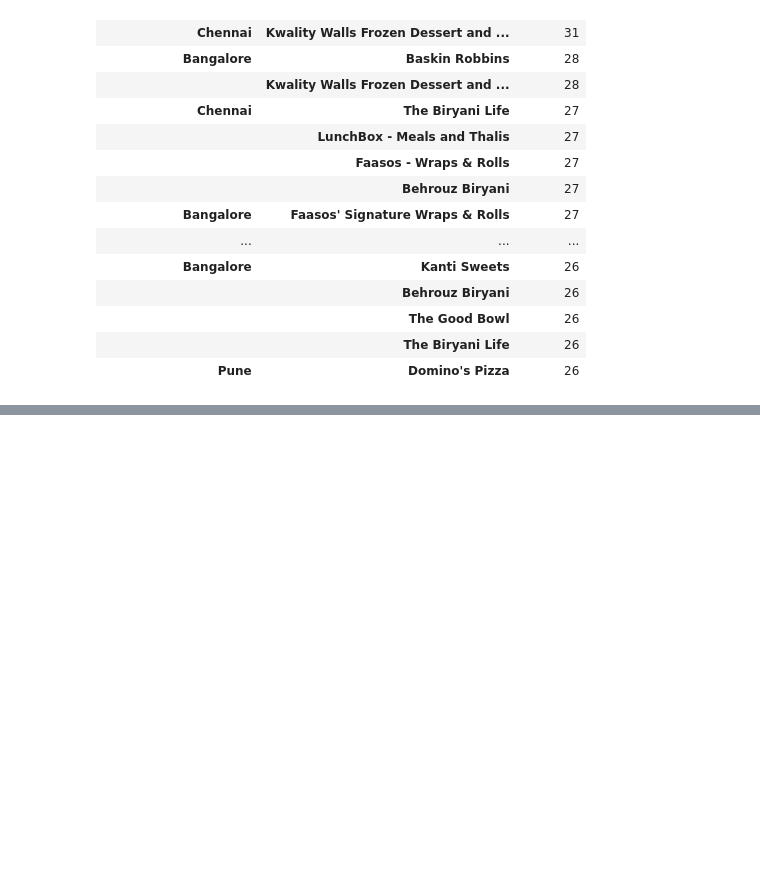
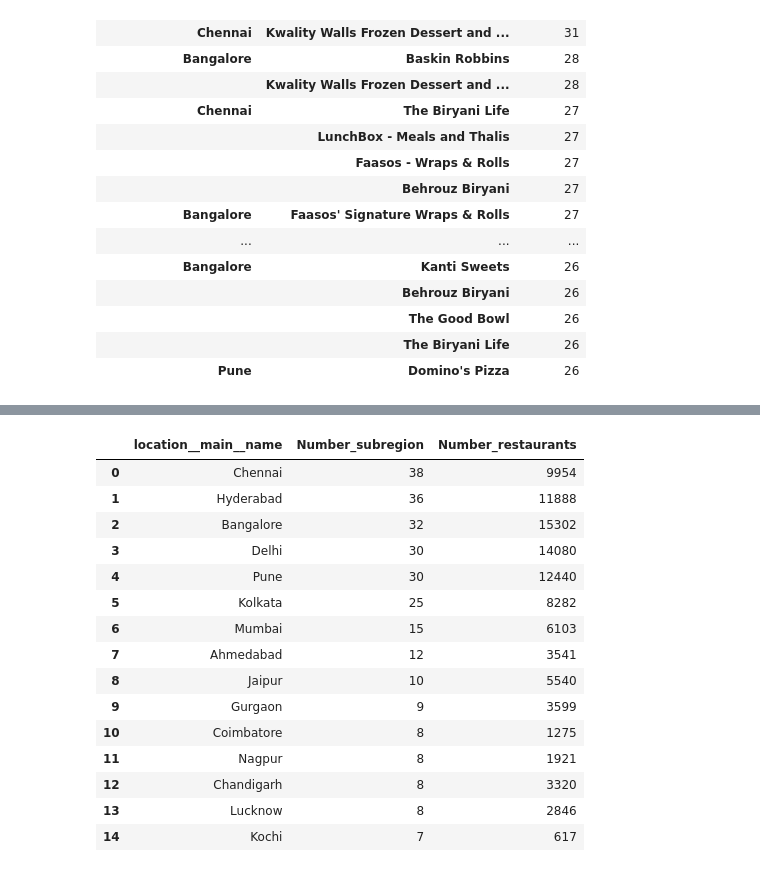
Before and after one commit to mm-reza/Hack-a-thon-GeeksforGeeks, a Jupyter notebook: Swiggy_data_analysis.ipynb, the cells around one changed output, grey strips where cells are left out. Drawn from its saved outputs; the diff is of its cells as text; code cells hidden in the pictures; blank space fills up the shorter version.

```diff
--- a/Swiggy_data_analysis.ipynb
+++ b/Swiggy_data_analysis.ipynb
@@ -811,0 +901,19 @@ city_dataset[city_dataset['outlates'] > 25].sort_values(by='outlates', ascending
+# %%
+cleaned_df.groupby([ 'location__main__name']).agg(Number_subregion = ('location__sub__name','nunique'), Number_restaurants = ('name','count')).sort_values(by= 'Number_subregion', ascending=False).reset_index().head(15)
+# %% [output]
+|  | location__main__name | Number_subregion | Number_restaurants |
+| 0 | Chennai | 38 | 9954 |
+| 1 | Hyderabad | 36 | 11888 |
+| 2 | Bangalore | 32 | 15302 |
+| 3 | Delhi | 30 | 14080 |
+| 4 | Pune | 30 | 12440 |
+| 5 | Kolkata | 25 | 8282 |
+| 6 | Mumbai | 15 | 6103 |
+| 7 | Ahmedabad | 12 | 3541 |
+| 8 | Jaipur | 10 | 5540 |
+| 9 | Gurgaon | 9 | 3599 |
+| 10 | Coimbatore | 8 | 1275 |
+| 11 | Nagpur | 8 | 1921 |
+| 12 | Chandigarh | 8 | 3320 |
+| 13 | Lucknow | 8 | 2846 |
+| 14 | Kochi | 7 | 617 |
```
Also changed, not shown: parts of 25 cells of this notebook.
